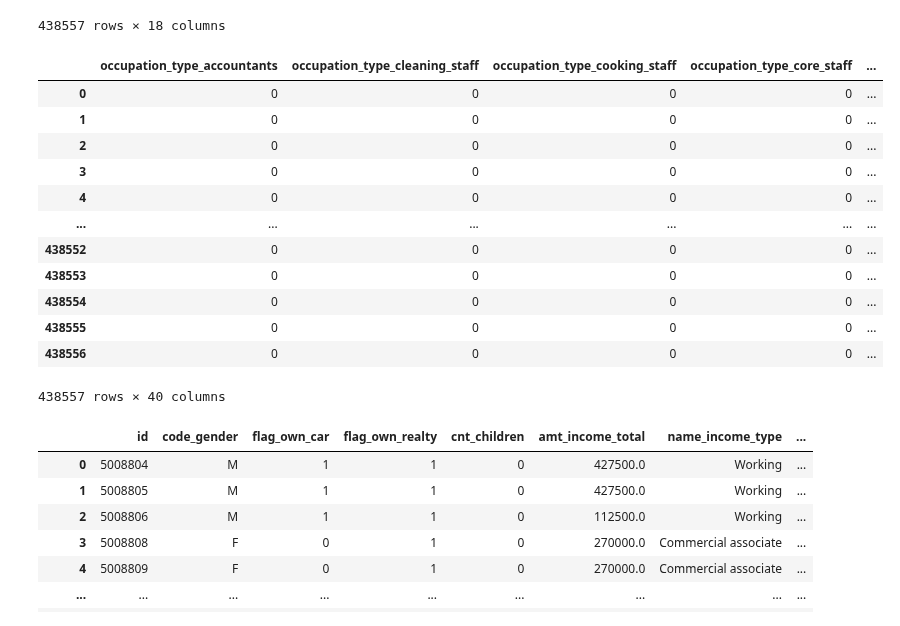
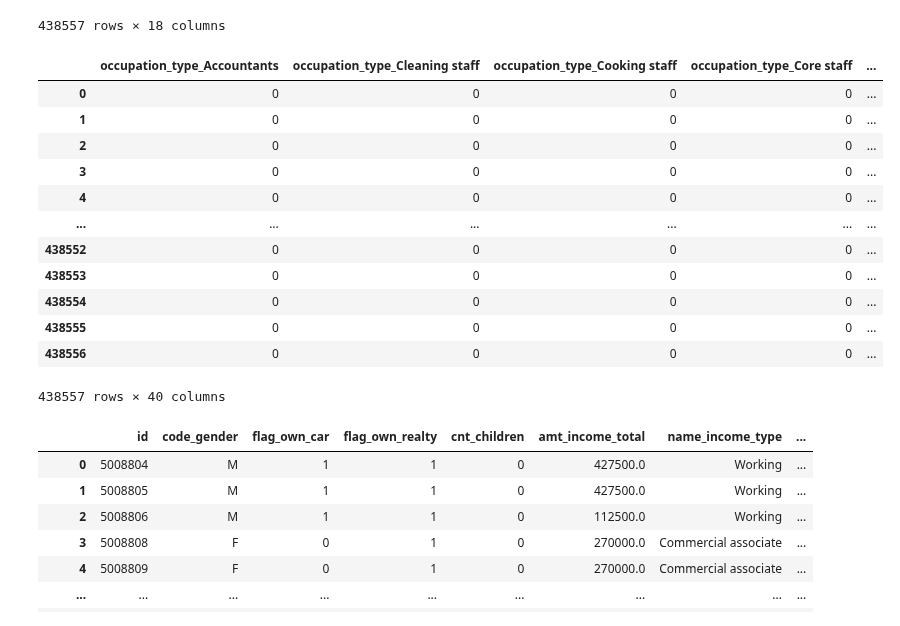
Before and after one commit to credit-risk-management-predictor/credit-risk-management-predictor, a Jupyter notebook: anthony-explore.ipynb, the cells around one changed output. Cells and saved outputs as stored; diff of their text form; code cells hidden in the pictures.

```diff
--- a/anthony-explore.ipynb
+++ b/anthony-explore.ipynb
@@ -509,11 +508,9 @@ apps
 # %%
 #dummies = ['occupation_type', 'name_housing_type', 'name_family_status', 'name_education_type', 'name_income_type']
 dummies = pd.get_dummies(apps[['occupation_type', 'name_housing_type', 'name_family_status', 'name_education_type', 'name_income_type']])
-dummies.columns = dummies.columns.str.lower()
-dummies.columns = dummies.columns.str.replace(" ", "_")
 dummies
 # %% [output]
-|  | occupation_type_accountants | occupation_type_cleaning_staff | occupation_type_cooking_staff | occupation_type_core_staff | ... |
+|  | occupation_type_Accountants | occupation_type_Cleaning staff | occupation_type_Cooking staff | occupation_type_Core staff | ... |
 | 0 | 0 | 0 | 0 | 0 | ... |
 | 1 | 0 | 0 | 0 | 0 | ... |
 | 2 | 0 | 0 | 0 | 0 | ... |
```
Also changed, not shown: parts of 1 cell of this notebook, 1 other file.
